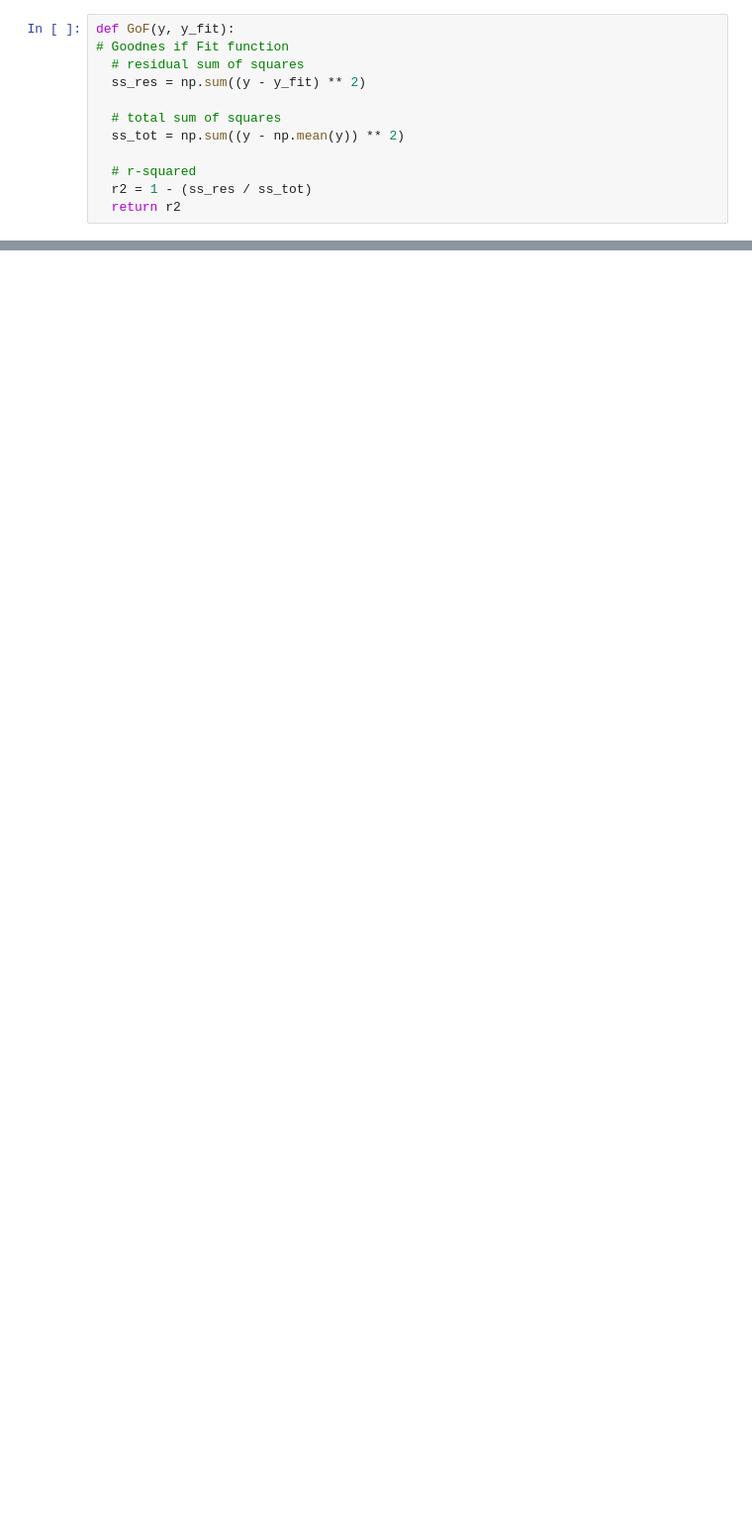
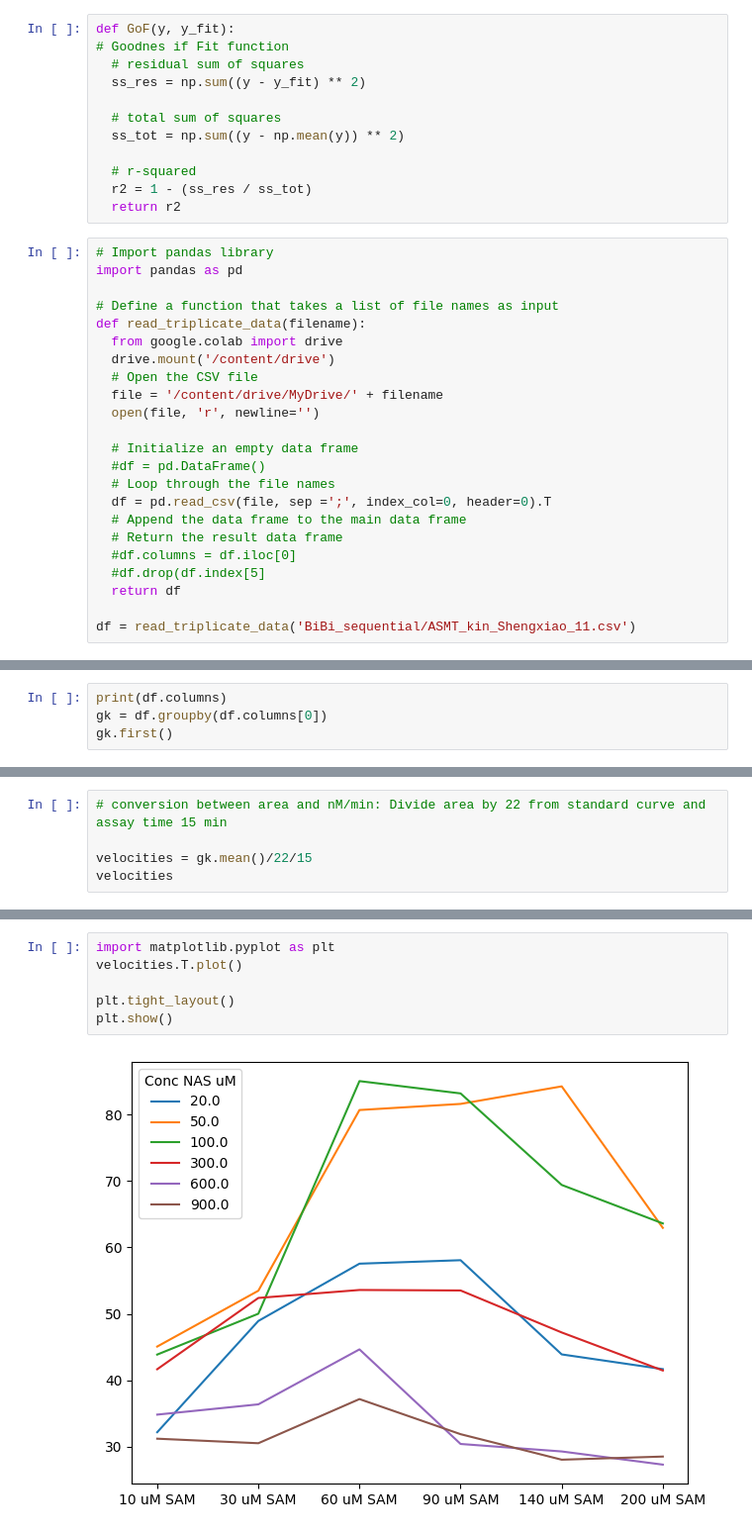
Before and after one commit to Qflow777/BiBi_enzyme_kinetics, a Jupyter notebook: BiBi_seq.ipynb, the cells around one changed output, grey strips where cells are left out. Shown at 99% size. Saved outputs shown, nothing was run; the diff lists cells and outputs as text; blank space fills up the shorter version.

Commit message:
Oprettet ved hjælp af Colaboratory

```diff
--- a/BiBi_seq.ipynb
+++ b/BiBi_seq.ipynb
@@ -166,3 +244,26 @@ def GoF(y, y_fit):
   # r-squared
   r2 = 1 - (ss_res / ss_tot)
   return r2
+# %%
+# Import pandas library
+import pandas as pd
+
+# Define a function that takes a list of file names as input
+def read_triplicate_data(filename):
+  from google.colab import drive
+  drive.mount('/content/drive')
+  # Open the CSV file
+  file = '/content/drive/MyDrive/' + filename
+  open(file, 'r', newline='')
+
+  # Initialize an empty data frame
+  #df = pd.DataFrame()
+  # Loop through the file names
+  df = pd.read_csv(file, sep =';', index_col=0, header=0).T
+  # Append the data frame to the main data frame
+  # Return the result data frame
+  #df.columns = df.iloc[0]
+  #df.drop(df.index[5]
+  return df
+
+df = read_triplicate_data('BiBi_sequential/ASMT_kin_Shengxiao_11.csv')
@@ -168,0 +292,4 @@ def GoF(y, y_fit):
+# %%
+print(df.columns)
+gk = df.groupby(df.columns[0])
+gk.first()
@@ -168,0 +330,5 @@ def GoF(y, y_fit):
+# %%
+# conversion between area and nM/min: Divide area by 22 from standard curve and assay time 15 min
+
+velocities = gk.mean()/22/15
+velocities
@@ -168,0 +344,8 @@ def GoF(y, y_fit):
+# %%
+import matplotlib.pyplot as plt
+velocities.T.plot()
+
+plt.tight_layout()
+plt.show()
+# %% [output]
+[figure, added]
```
Also changed, not shown: parts of 16 cells of this notebook.
